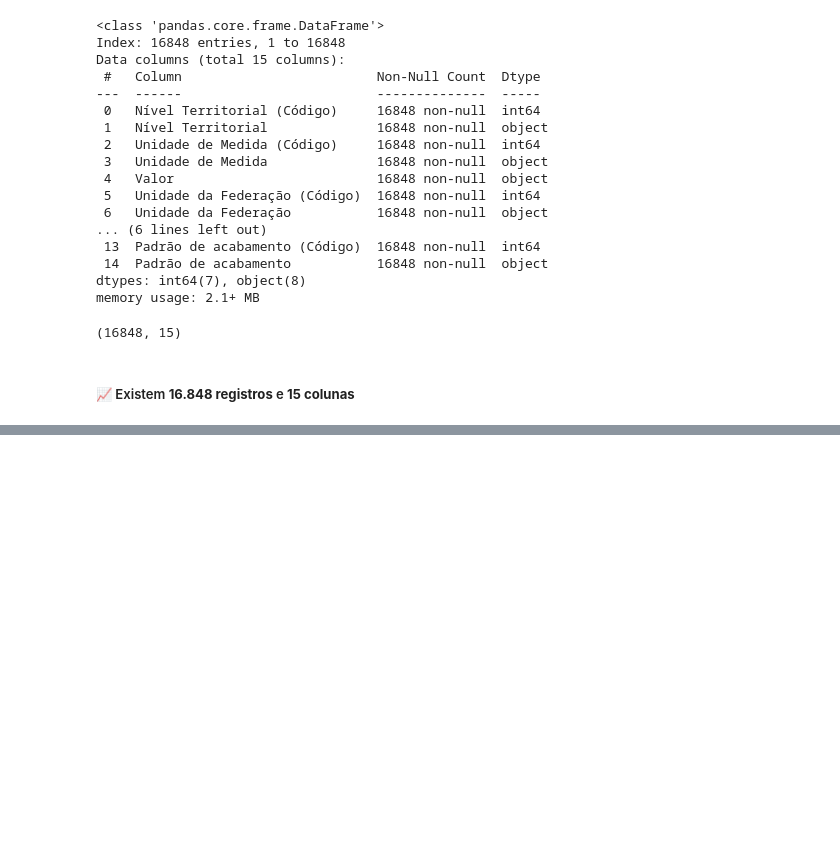
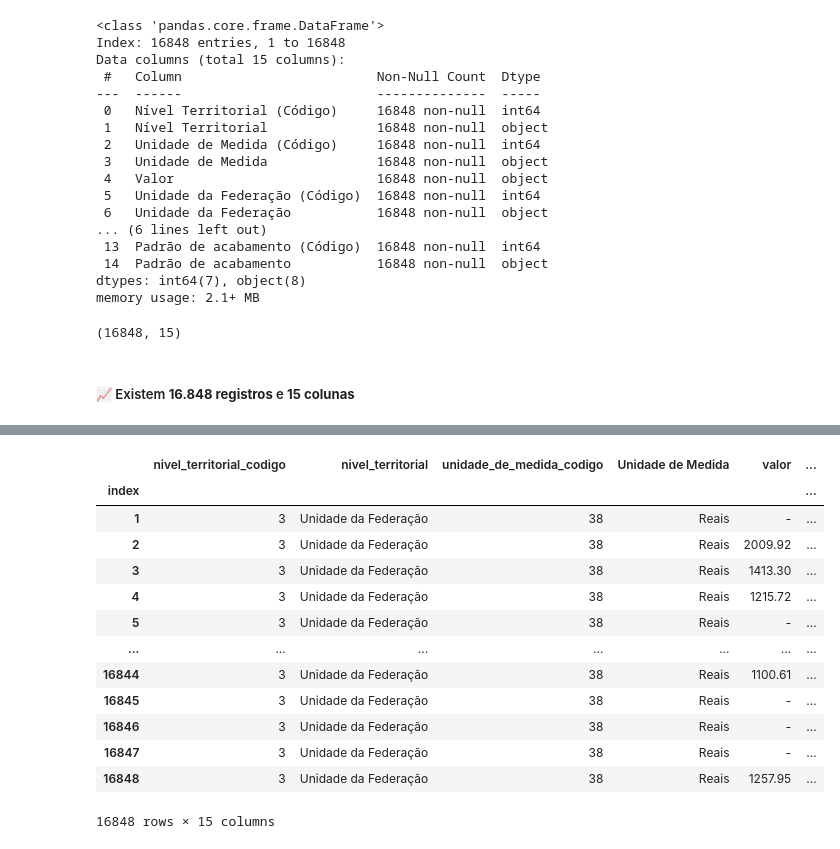
Before and after one commit to Imbob-Plataform/Sinapi-analysis, a Jupyter notebook: notebooks/01-tratamento_dados.ipynb, the cells around one changed output, grey strips where cells are left out. Saved outputs shown, nothing was run; the diff lists cells and outputs as text; code cells hidden in the pictures; blank space fills up the shorter version.

Commit message:
feat: renomeando colunas para inserir corretamente no banco

```diff
--- a/notebooks/01-tratamento_dados.ipynb
+++ b/notebooks/01-tratamento_dados.ipynb
@@ -54,0 +59,2 @@ df
+# %%
+df.index.name = 'index'
@@ -54,0 +71,21 @@ df
+# %%
+rename_columns = {'Nível Territorial (Código)': 'nivel_territorial_codigo', 'Nível Territorial': 'nivel_territorial', 'Unidade de Medida (Código)':'unidade_de_medida_codigo', 'Valor': 'valor',
+                  'Unidade da Federação (Código)': 'unidade_da_federacao_codigo', 'Unidade da Federação':'unidade_da_federacao', 'Variável (Código)': 'variavel_codigo', 'Variável': 'variavel','Mês (Código)': 'mes_codigo',
+                  'Mês': 'mes', 'Tipo de projeto (Código)': 'tipo_de_porjeto_codigo', 'Tipo de projeto':'tipo_de_projeto', 'Padrão de acabamento (Código)': 'padrao_de_acabamento_codigo', 'Padrão de acabamento': 'padrao_de_acabamento'}
+df_colunas_atualizadas = df.rename(columns=rename_columns)
+df_colunas_atualizadas
+# %% [output]
+|  | nivel_territorial_codigo | nivel_territorial | unidade_de_medida_codigo | Unidade de Medida | valor | ... |
+| index |  |  |  |  |  | ... |
+| 1 | 3 | Unidade da Federação | 38 | Reais | - | ... |
+| 2 | 3 | Unidade da Federação | 38 | Reais | 2009.92 | ... |
+| 3 | 3 | Unidade da Federação | 38 | Reais | 1413.30 | ... |
+| 4 | 3 | Unidade da Federação | 38 | Reais | 1215.72 | ... |
+| 5 | 3 | Unidade da Federação | 38 | Reais | - | ... |
+| ... | ... | ... | ... | ... | ... | ... |
+| 16844 | 3 | Unidade da Federação | 38 | Reais | 1100.61 | ... |
+| 16845 | 3 | Unidade da Federação | 38 | Reais | - | ... |
+| 16846 | 3 | Unidade da Federação | 38 | Reais | - | ... |
+| 16847 | 3 | Unidade da Federação | 38 | Reais | - | ... |
+| 16848 | 3 | Unidade da Federação | 38 | Reais | 1257.95 | ... |
+16848 rows × 15 columns
```
Also changed, not shown: parts of 4 cells of this notebook.
